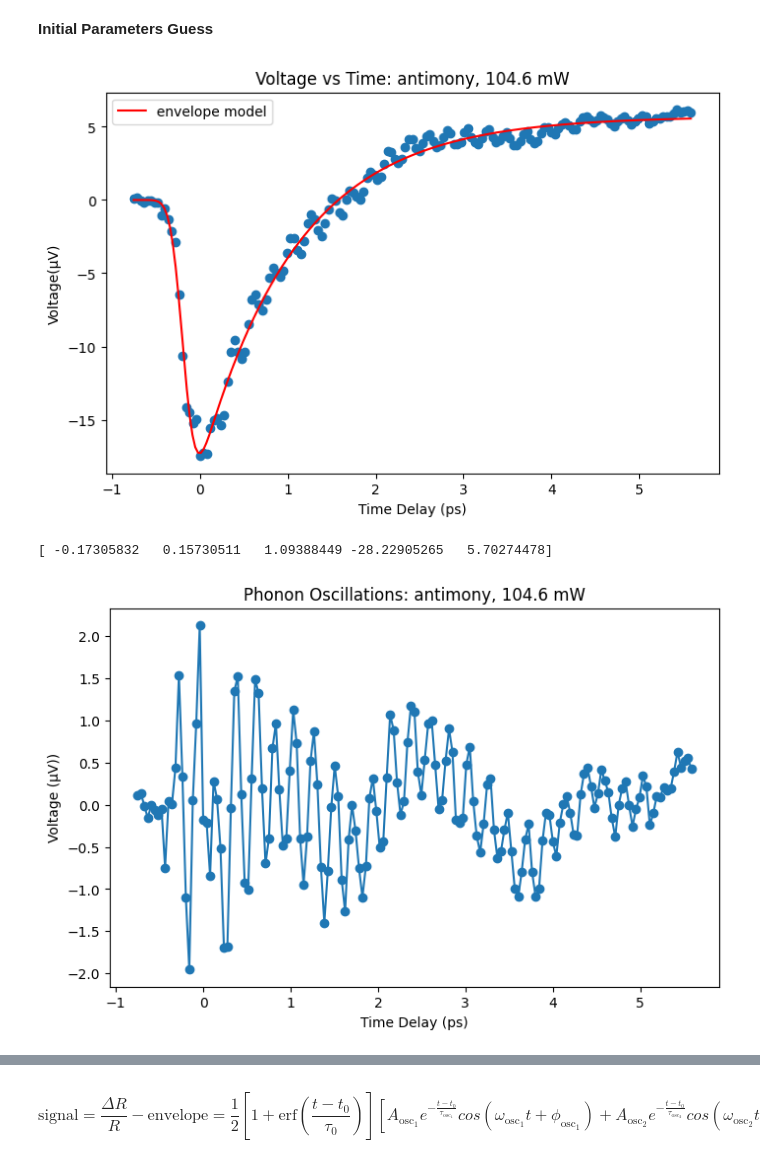
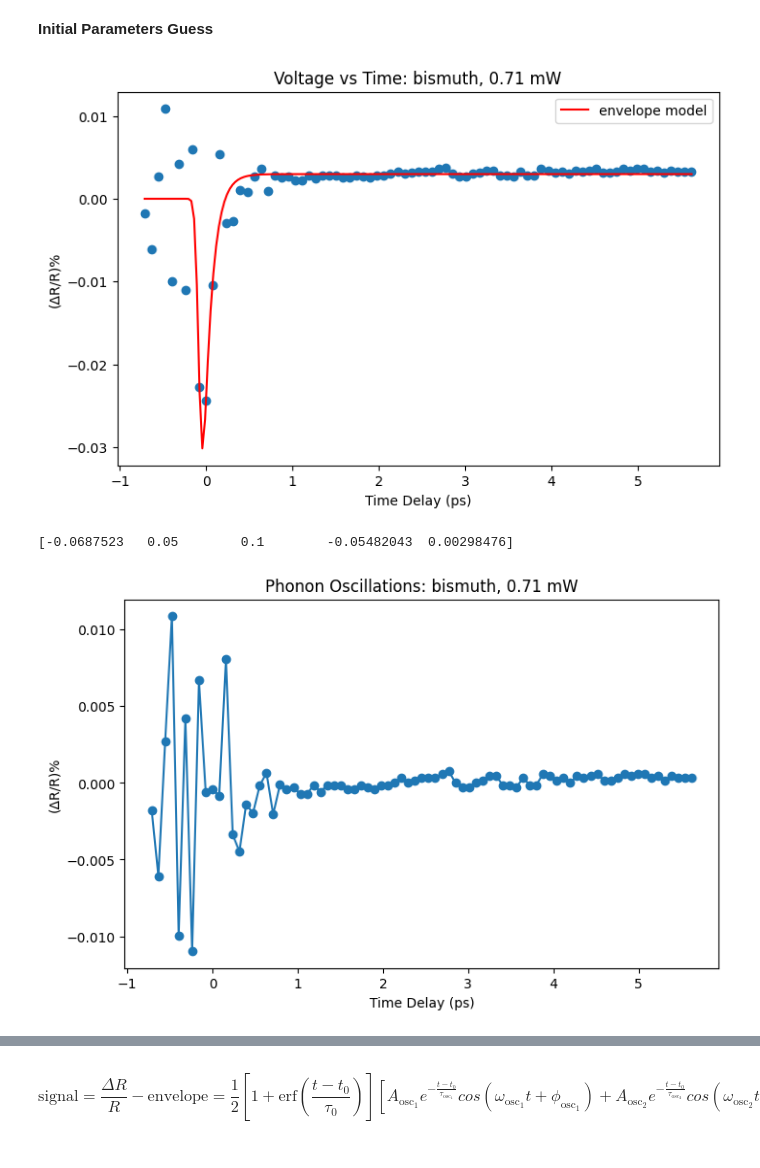
Before and after one commit to nwillen50/Physics_191, a Jupyter notebook: Ultrafast Laser Spectroscopy/Coherent Phonon Generation/regression.ipynb, the cells around one changed output, grey strips where cells are left out. Drawn from its saved outputs; the diff is of its cells as text; code cells hidden in the pictures.

```diff
--- a/Ultrafast Laser Spectroscopy/Coherent Phonon Generation/regression.ipynb
+++ b/Ultrafast Laser Spectroscopy/Coherent Phonon Generation/regression.ipynb
@@ -14,10 +14,10 @@ from helpers import process, osc_initial_params
 ### Process File
 # %%
 # Metals: bismuth & antimony
-metal = "antimony"
+metal = "bismuth"
 
 # Power: 0.71, 14.9, 30.1, 45.8, 60.7, 72.3, 90.4, 104.6
-power = "104.6"
+power = "0.71"
 
 # Baseline: initial level
 baseline = 5
@@ -25,7 +25,11 @@ baseline = 5
 voltage_np, time_np = process(metal, power, baseline) # Processes file
 
 
-t0 = 139.18162010600014
+# antimony: 139.18162010600014, bismuth: 139.14225954276674
+if metal == "antimony":
+    t0 = 139.18162010600014
+if metal == "bismuth":
+    t0 = 139.14225954276674
 
 time_np = time_np-t0
 # %% [markdown]
@@ -83,33 +87,36 @@ else:
         plt.ylabel(f"Voltage(\u00B5V)")
 plt.title(f"Voltage vs Time: {metal}, {power} mW")
 plt.legend()
-# fig.savefig(f"antimony_env.pdf", dpi=300, bbox_inches="tight")
+# fig.savefig(f"bismuth_env.pdf", dpi=300, bbox_inches="tight")
 
 plt.show()
 
 print(popt)
 # %% [output]
-[figure, old version]
+[figure, new version]
-[ -0.17305832   0.15730511   1.09388449 -28.22905265   5.70274478]
+[-0.0687523   0.05        0.1        -0.05482043  0.00298476]
 # %%
 osc = voltage_np-env_model(time_np, t0, tau0, tau1, A0, A1)
 
 # Create and size figure
 fig = plt.figure(figsize=(8,5))
 
 # Plot data
 plt.scatter(time_np, osc)
 plt.plot(time_np, osc)
 
 plt.xlabel("Time Delay (ps)")
-plt.ylabel("Voltage (\u00B5V))")
+if metal == "bismuth":
+        plt.ylabel(f"(\u0394R/R)%")
+else:
+        plt.ylabel(f"Voltage(\u00B5V)")
 plt.title(f"Phonon Oscillations: {metal}, {power} mW")
 
-# fig.savefig(f"antimony_osc.pdf", dpi=300, bbox_inches="tight")
+# fig.savefig(f"bismuth_osc.pdf", dpi=300, bbox_inches="tight")
 
 plt.show()
 # %% [output]
-[figure, old version]
+[figure, new version]
 # %%
 # Average difference between time points
 dt = np.mean(np.diff(time_np))
```
Also changed, not shown: parts of 10 cells of this notebook, 24 other files.
